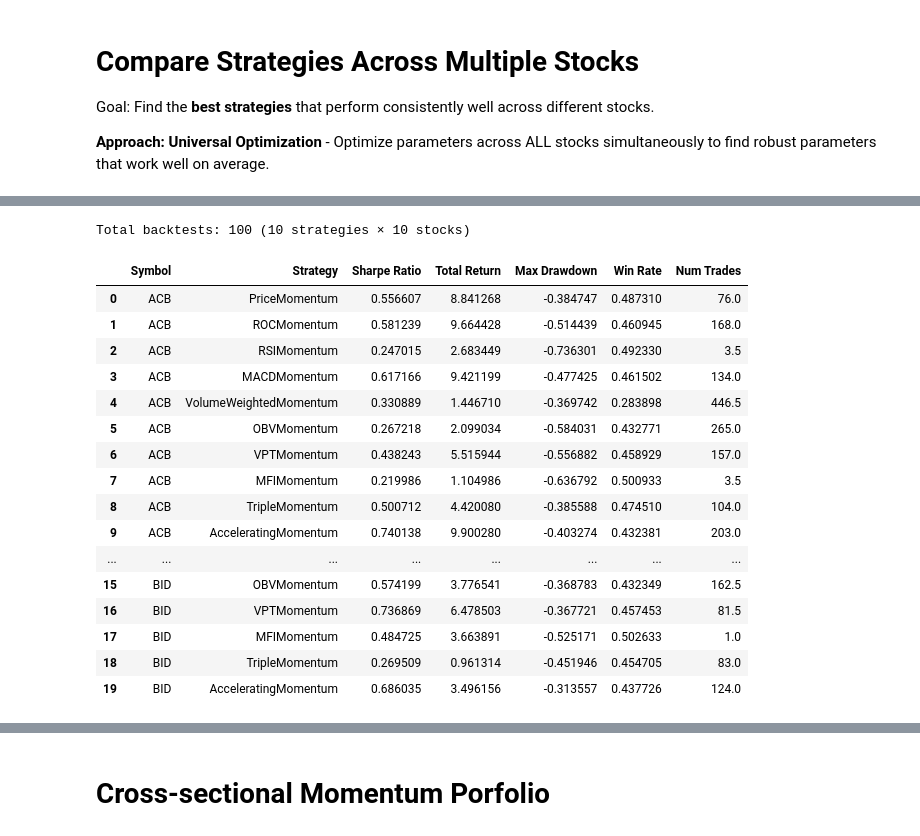
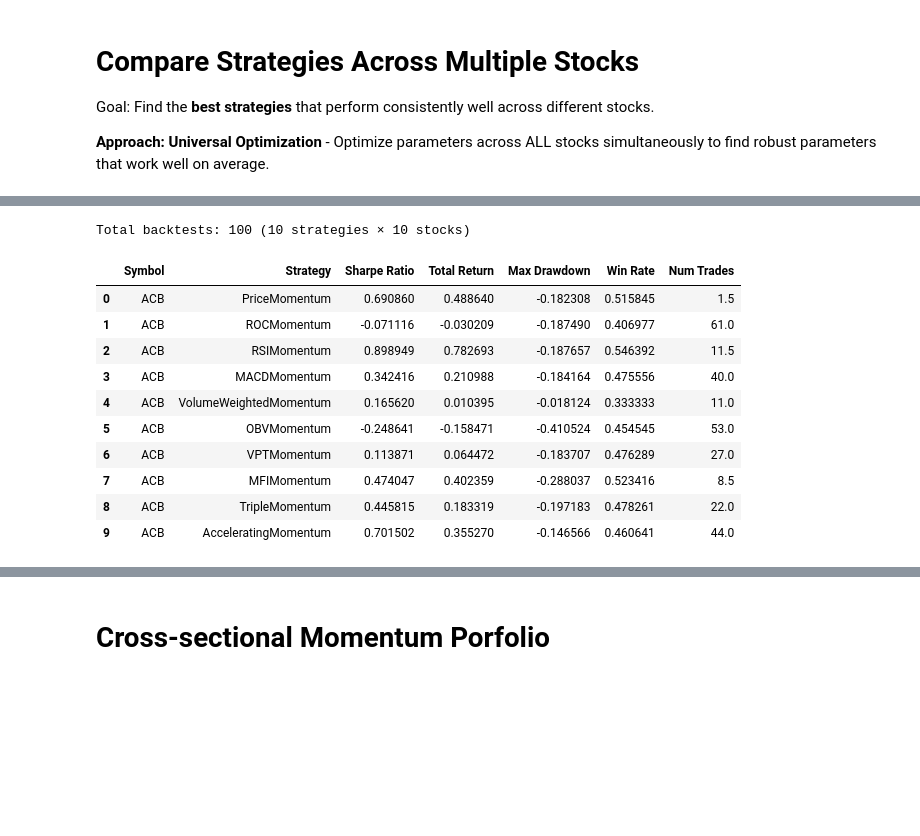
Before and after one commit to NgokNgo/computational-finance, a Jupyter notebook: notebooks/01BasicStrategies.ipynb, the cells around one changed output, grey strips where cells are left out. Saved outputs shown, nothing was run; the diff lists cells and outputs as text; code cells hidden in the pictures; blank space fills up the shorter version.

```diff
--- a/notebooks/01BasicStrategies.ipynb
+++ b/notebooks/01BasicStrategies.ipynb
@@ -780,0 +540,24 @@ UNIVERSAL OPTIMIZATION SUMMARY
+# %%
+# train test split for all_data
+universal_train = {}
+universal_val = {}
+universal_test = {}
+for symbol, df in all_data.items():
+    train_df, val_df, test_df = train_val_test_split(df, train_ratio=0.6, val_ratio=0.2, test_ratio=0.2)
+    universal_train[symbol] = train_df
+    universal_val[symbol] = val_df
+    universal_test[symbol] = test_df
+# %%
+optimized_strategies_universal = {}
+for strategy_name, param_space in param_spaces.items():
+    print(f"\nOptimizing Universal {strategy_name}...")
+    optimized_params = optimize_universal(
+        strategy_class=globals()[strategy_name],
+        all_train_data=universal_train,
+        all_val_data=universal_val,
+        param_space=param_space,
+        n_trials=100,
+        backtest_fn=backtest_strategy
+    )
+    optimized_strategies_universal[strategy_name] = optimized_params
+    print(f"Optimized Universal Parameters for {strategy_name}: {optimized_params}")
@@ -782,59 +595,53 @@ UNIVERSAL OPTIMIZATION SUMMARY
 # ========== BACKTEST UNIVERSAL PARAMETERS ON ALL STOCKS ==========
 
 # Create strategy configurations from universal optimization results
-strategy_configs = {name: result['params'] for name, result in universal_results.items()}
+strategy_configs = {name: result['best_params'] for name, result in optimized_strategies_universal.items()}
 
 # Backtest all strategies on all stocks
 all_results = []
 
-for symbol, data in all_data.items():
+for symbol, data in universal_test.items():
     for strategy_name, params in strategy_configs.items():
         try:
             strategy = eval(strategy_name)(**params)
             result = backtest_strategy(data, strategy)
             all_results.append({
                 'Symbol': symbol,
                 'Strategy': strategy_name,
                 'Sharpe Ratio': result['sharpe_ratio'],
                 'Total Return': result['total_return'],
                 'Max Drawdown': result['max_drawdown'],
                 'Win Rate': result['win_rate'],
                 'Num Trades': result['num_trades']
             })
         except Exception as e:
             print(f"Error: {symbol} - {strategy_name}: {e}")
             all_results.append({
                 'Symbol': symbol,
                 'Strategy': strategy_name,
                 'Sharpe Ratio': np.nan,
                 'Total Return': np.nan,
                 'Max Drawdown': np.nan,
                 'Win Rate': np.nan,
                 'Num Trades': 0
             })
 
 results_df = pd.DataFrame(all_results)
-print(f"Total backtests: {len(results_df)} ({len(strategy_configs)} strategies × {len(all_data)} stocks)")
-display(results_df.head(20))
+print(f"Total backtests: {len(results_df)} ({len(strategy_configs)} strategies × {len(universal_test)} stocks)")
+display(results_df.head(10))
 # %% [output]
 Total backtests: 100 (10 strategies × 10 stocks)
 |  | Symbol | Strategy | Sharpe Ratio | Total Return | Max Drawdown | Win Rate | Num Trades |
-| 0 | ACB | PriceMomentum | 0.556607 | 8.841268 | -0.384747 | 0.487310 | 76.0 |
-| 1 | ACB | ROCMomentum | 0.581239 | 9.664428 | -0.514439 | 0.460945 | 168.0 |
-| 2 | ACB | RSIMomentum | 0.247015 | 2.683449 | -0.736301 | 0.492330 | 3.5 |
-| 3 | ACB | MACDMomentum | 0.617166 | 9.421199 | -0.477425 | 0.461502 | 134.0 |
-| 4 | ACB | VolumeWeightedMomentum | 0.330889 | 1.446710 | -0.369742 | 0.283898 | 446.5 |
-| 5 | ACB | OBVMomentum | 0.267218 | 2.099034 | -0.584031 | 0.432771 | 265.0 |
-| 6 | ACB | VPTMomentum | 0.438243 | 5.515944 | -0.556882 | 0.458929 | 157.0 |
-| 7 | ACB | MFIMomentum | 0.219986 | 1.104986 | -0.636792 | 0.500933 | 3.5 |
-| 8 | ACB | TripleMomentum | 0.500712 | 4.420080 | -0.385588 | 0.474510 | 104.0 |
-| 9 | ACB | AcceleratingMomentum | 0.740138 | 9.900280 | -0.403274 | 0.432381 | 203.0 |
-| ... | ... | ... | ... | ... | ... | ... | ... |
-| 15 | BID | OBVMomentum | 0.574199 | 3.776541 | -0.368783 | 0.432349 | 162.5 |
-| 16 | BID | VPTMomentum | 0.736869 | 6.478503 | -0.367721 | 0.457453 | 81.5 |
-| 17 | BID | MFIMomentum | 0.484725 | 3.663891 | -0.525171 | 0.502633 | 1.0 |
-| 18 | BID | TripleMomentum | 0.269509 | 0.961314 | -0.451946 | 0.454705 | 83.0 |
-| 19 | BID | AcceleratingMomentum | 0.686035 | 3.496156 | -0.313557 | 0.437726 | 124.0 |
+| 0 | ACB | PriceMomentum | 0.690860 | 0.488640 | -0.182308 | 0.515845 | 1.5 |
+| 1 | ACB | ROCMomentum | -0.071116 | -0.030209 | -0.187490 | 0.406977 | 61.0 |
+| 2 | ACB | RSIMomentum | 0.898949 | 0.782693 | -0.187657 | 0.546392 | 11.5 |
+| 3 | ACB | MACDMomentum | 0.342416 | 0.210988 | -0.184164 | 0.475556 | 40.0 |
+| 4 | ACB | VolumeWeightedMomentum | 0.165620 | 0.010395 | -0.018124 | 0.333333 | 11.0 |
+| 5 | ACB | OBVMomentum | -0.248641 | -0.158471 | -0.410524 | 0.454545 | 53.0 |
+| 6 | ACB | VPTMomentum | 0.113871 | 0.064472 | -0.183707 | 0.476289 | 27.0 |
+| 7 | ACB | MFIMomentum | 0.474047 | 0.402359 | -0.288037 | 0.523416 | 8.5 |
+| 8 | ACB | TripleMomentum | 0.445815 | 0.183319 | -0.197183 | 0.478261 | 22.0 |
+| 9 | ACB | AcceleratingMomentum | 0.701502 | 0.355270 | -0.146566 | 0.460641 | 44.0 |
 # %%
 # ========== STRATEGY PERFORMANCE SUMMARY ==========
 
```
Also changed, not shown: parts of 20 cells of this notebook, 3 other files.
